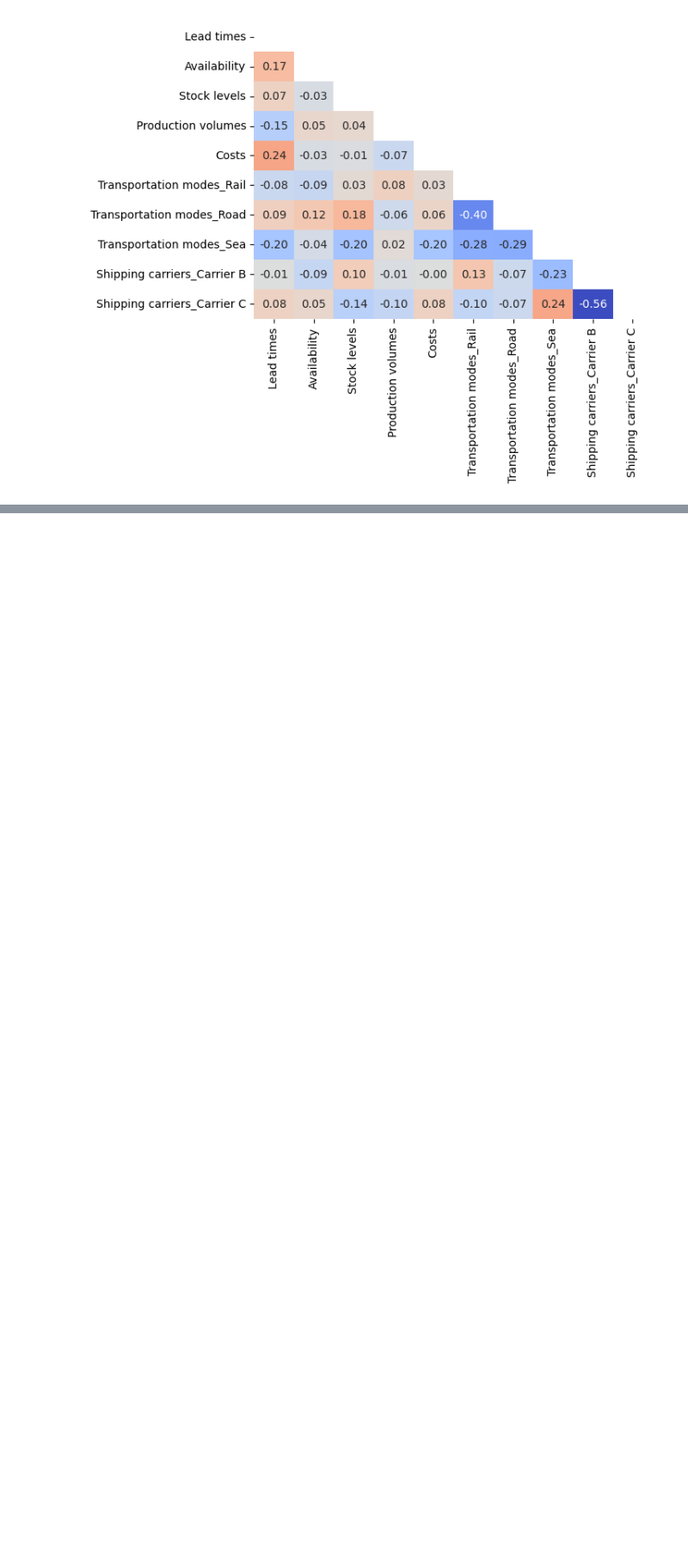
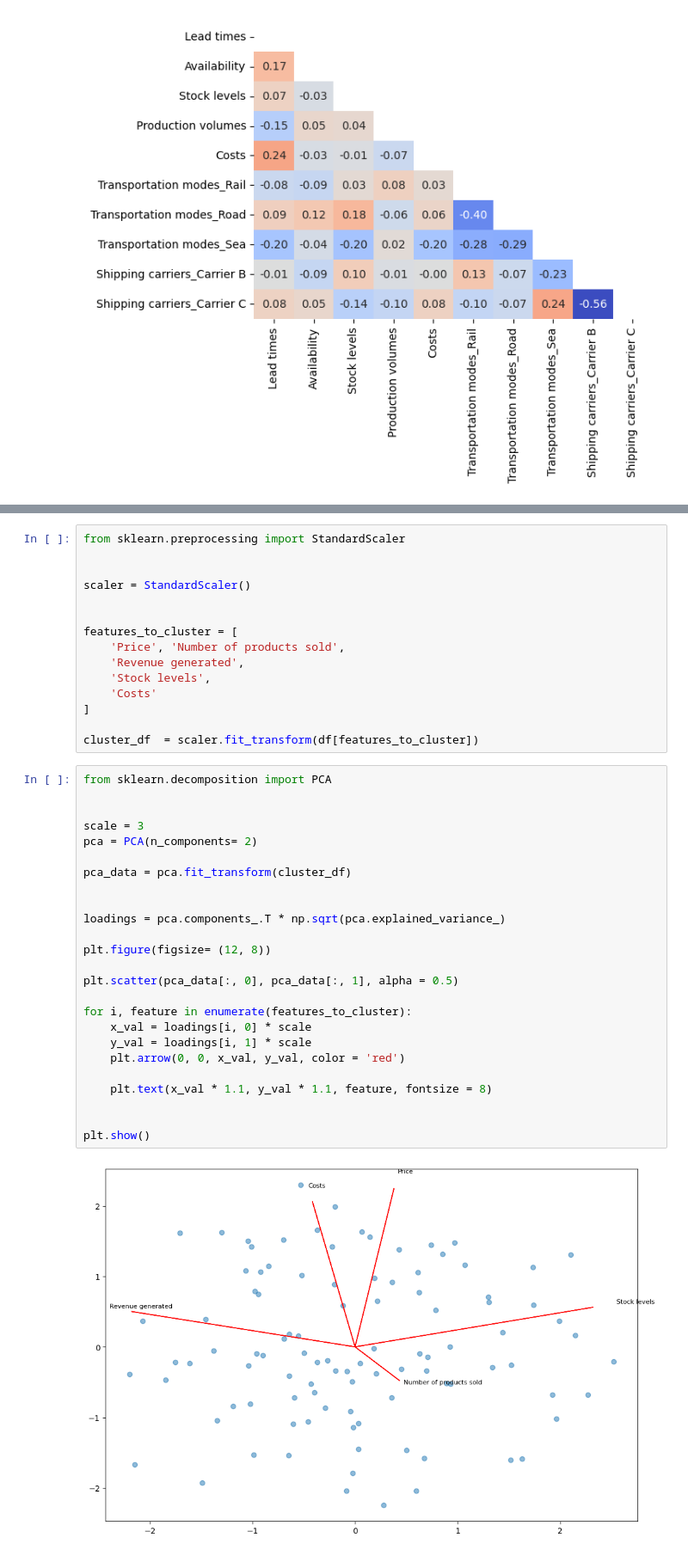
Before and after one commit to Doug-Vo/ML-Self-Project, a Jupyter notebook: Spring_2026/Beauty_Supply_chain.ipynb, the cells around one changed output, grey strips where cells are left out. Shown at 86% size. Saved outputs shown, nothing was run; the diff lists cells and outputs as text; blank space fills up the shorter version.

Commit message:
EDA and Clustering

```diff
--- a/Spring_2026/Beauty_Supply_chain.ipynb
+++ b/Spring_2026/Beauty_Supply_chain.ipynb
@@ -308,0 +373,42 @@ plt.show()
+# %%
+from sklearn.preprocessing import StandardScaler
+
+
+scaler = StandardScaler()
+
+
+features_to_cluster = [
+    'Price', 'Number of products sold',
+    'Revenue generated',
+    'Stock levels',
+    'Costs'
+]
+
+cluster_df  = scaler.fit_transform(df[features_to_cluster])
+# %%
+from sklearn.decomposition import PCA
+
+
+scale = 3
+pca = PCA(n_components= 2)
+
+pca_data = pca.fit_transform(cluster_df)
+
+
+loadings = pca.components_.T * np.sqrt(pca.explained_variance_)
+
+plt.figure(figsize= (12, 8))
+
+plt.scatter(pca_data[:, 0], pca_data[:, 1], alpha = 0.5)
+
+for i, feature in enumerate(features_to_cluster):
+    x_val = loadings[i, 0] * scale
+    y_val = loadings[i, 1] * scale
+    plt.arrow(0, 0, x_val, y_val, color = 'red')
+
+    plt.text(x_val * 1.1, y_val * 1.1, feature, fontsize = 8)
+
+
+plt.show()
+# %% [output]
+[figure, added]
```
Also changed, not shown: parts of 11 cells of this notebook.
